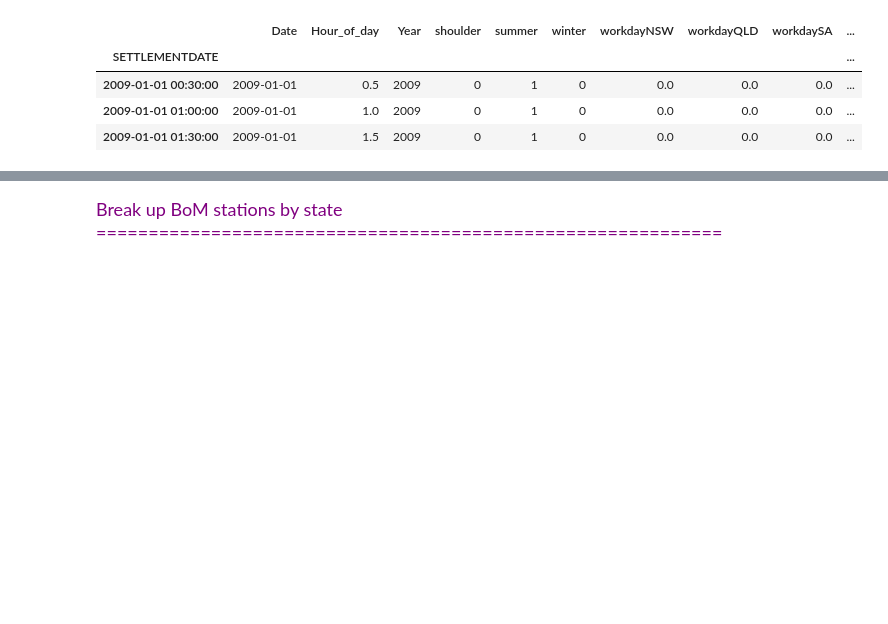
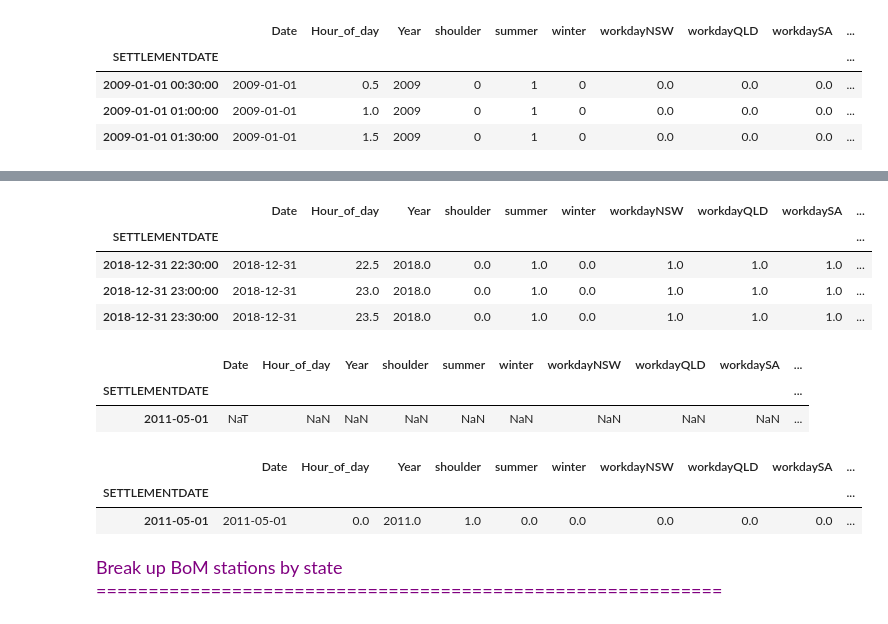
Before and after one commit to pat-hearps/elec-forecast-NEM-GA, a Jupyter notebook: Elec/modelling-analysis/data_prep.ipynb, the cells around one changed output, grey strips where cells are left out. Drawn from its saved outputs; the diff is of its cells as text; code cells hidden in the pictures; blank space fills up the shorter version.

```diff
--- a/Elec/modelling-analysis/data_prep.ipynb
+++ b/Elec/modelling-analysis/data_prep.ipynb
@@ -238,0 +284,22 @@ timdate_features.head(3)
+# %%
+timdate_features.drop(index=timdate_features.index[-1], inplace=True)  ## resetting freq added a blank row at the end
+timdate_features.tail(3)
+# %% [output]
+|  | Date | Hour_of_day | Year | shoulder | summer | winter | workdayNSW | workdayQLD | workdaySA | ... |
+| SETTLEMENTDATE |  |  |  |  |  |  |  |  |  | ... |
+| 2018-12-31 22:30:00 | 2018-12-31 | 22.5 | 2018.0 | 0.0 | 1.0 | 0.0 | 1.0 | 1.0 | 1.0 | ... |
+| 2018-12-31 23:00:00 | 2018-12-31 | 23.0 | 2018.0 | 0.0 | 1.0 | 0.0 | 1.0 | 1.0 | 1.0 | ... |
+| 2018-12-31 23:30:00 | 2018-12-31 | 23.5 | 2018.0 | 0.0 | 1.0 | 0.0 | 1.0 | 1.0 | 1.0 | ... |
+# %%
+timdate_features[timdate_features.isnull().any(axis=1)]
+# %% [output]
+|  | Date | Hour_of_day | Year | shoulder | summer | winter | workdayNSW | workdayQLD | workdaySA | ... |
+| SETTLEMENTDATE |  |  |  |  |  |  |  |  |  | ... |
+| 2011-05-01 | NaT | NaN | NaN | NaN | NaN | NaN | NaN | NaN | NaN | ... |
+# %%
+timdate_features.loc['2011-05-01 00:00:00','Hour_of_day'] = 0
+timdate_features.fillna(method='bfill')[timdate_features.isnull().any(axis=1)]
+# %% [output]
+|  | Date | Hour_of_day | Year | shoulder | summer | winter | workdayNSW | workdayQLD | workdaySA | ... |
+| SETTLEMENTDATE |  |  |  |  |  |  |  |  |  | ... |
+| 2011-05-01 | 2011-05-01 | 0.0 | 2011.0 | 1.0 | 0.0 | 0.0 | 0.0 | 0.0 | 0.0 | ... |
```
Also changed, not shown: parts of 20 cells of this notebook, 9 other files.
